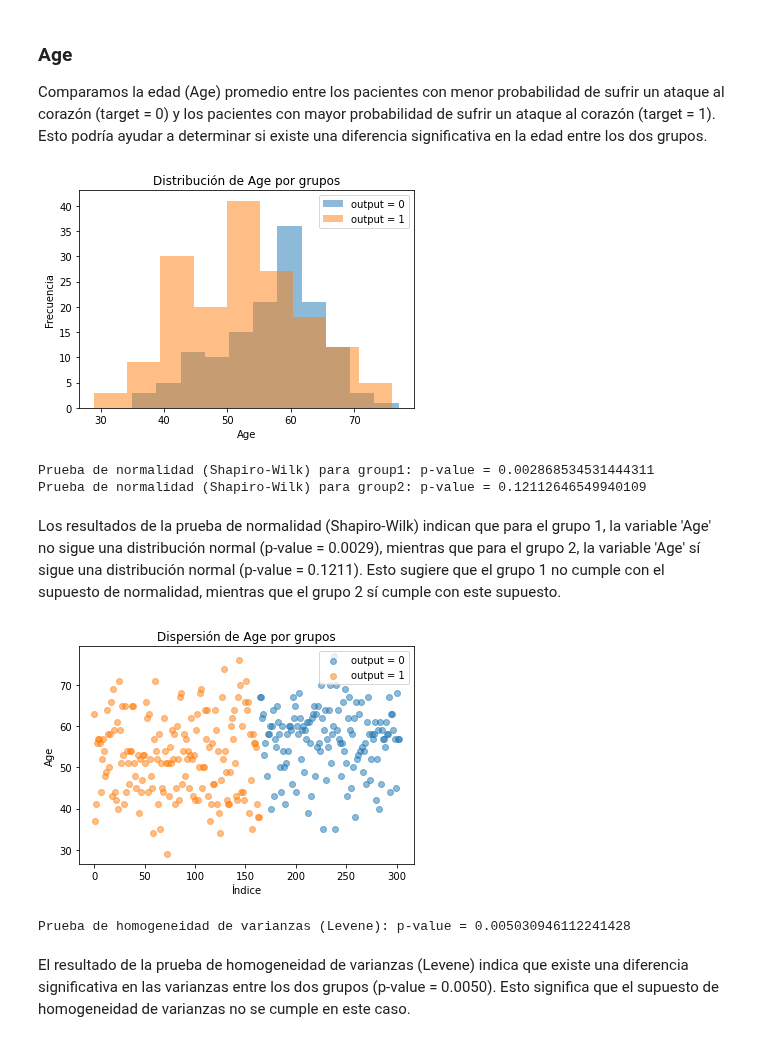
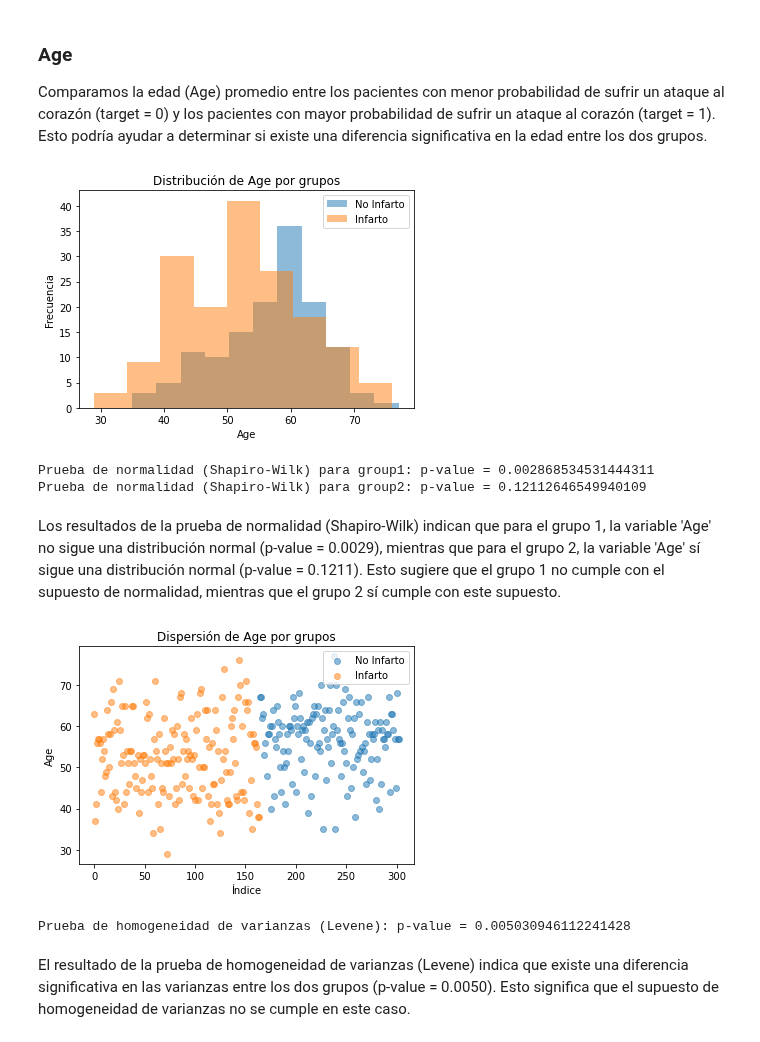
Before and after one commit to OscarTienda/heart-attack-analysis-prection, a Jupyter notebook: code/heart-attack-analysis-prediction.ipynb, the cells around one changed output. Saved outputs shown, nothing was run; the diff lists cells and outputs as text; code cells hidden in the pictures.

```diff
--- a/code/heart-attack-analysis-prediction.ipynb
+++ b/code/heart-attack-analysis-prediction.ipynb
@@ -268,24 +297,24 @@ Comparamos la edad (Age) promedio entre los pacientes con menor probabilidad de
 # %%
 # Realizar pruebas de normalidad
 group1_age = group1['age']
 group2_age = group2['age']
 
 # Verificación de la normalidad
 plt.figure()
-plt.hist(group1_age, bins='auto', alpha=0.5, label='output = 0')
-plt.hist(group2_age, bins='auto', alpha=0.5, label='output = 1')
+plt.hist(group1_age, bins='auto', alpha=0.5, label='No Infarto')
+plt.hist(group2_age, bins='auto', alpha=0.5, label='Infarto')
 plt.xlabel('Age')
 plt.ylabel('Frecuencia')
 plt.title('Distribución de Age por grupos')
 plt.legend()
 plt.show()
 
 _, p_value1 = stats.shapiro(group1_age)
 _, p_value2 = stats.shapiro(group2_age)
 print('Prueba de normalidad (Shapiro-Wilk) para group1: p-value =', p_value1)
 print('Prueba de normalidad (Shapiro-Wilk) para group2: p-value =', p_value2)
 # %% [output]
-[figure, old version]
+[figure, new version]
 Prueba de normalidad (Shapiro-Wilk) para group1: p-value = 0.002868534531444311
 Prueba de normalidad (Shapiro-Wilk) para group2: p-value = 0.12112646549940109
 # %% [markdown]
@@ -293,8 +322,8 @@ Los resultados de la prueba de normalidad (Shapiro-Wilk) indican que para el gru
 # %%
 # Verificación de homogeneidad de varianzas
 plt.figure()
-plt.scatter(group1.index, group1_age, alpha=0.5, label='output = 0')
-plt.scatter(group2.index, group2_age, alpha=0.5, label='output = 1')
+plt.scatter(group1.index, group1_age, alpha=0.5, label='No Infarto')
+plt.scatter(group2.index, group2_age, alpha=0.5, label='Infarto')
 plt.xlabel('Índice')
 plt.ylabel('Age')
 plt.title('Dispersión de Age por grupos')
@@ -304,7 +333,7 @@ plt.show()
 _, p_value = stats.levene(group1_age, group2_age)
 print('Prueba de homogeneidad de varianzas (Levene): p-value =', p_value)
 # %% [output]
-[figure, old version]
+[figure, new version]
 Prueba de homogeneidad de varianzas (Levene): p-value = 0.005030946112241428
 # %% [markdown]
 El resultado de la prueba de homogeneidad de varianzas (Levene) indica que existe una diferencia significativa en las varianzas entre los dos grupos (p-value = 0.0050). Esto significa que el supuesto de homogeneidad de varianzas no se cumple en este caso.
```
Also changed, not shown: parts of 27 cells of this notebook.
